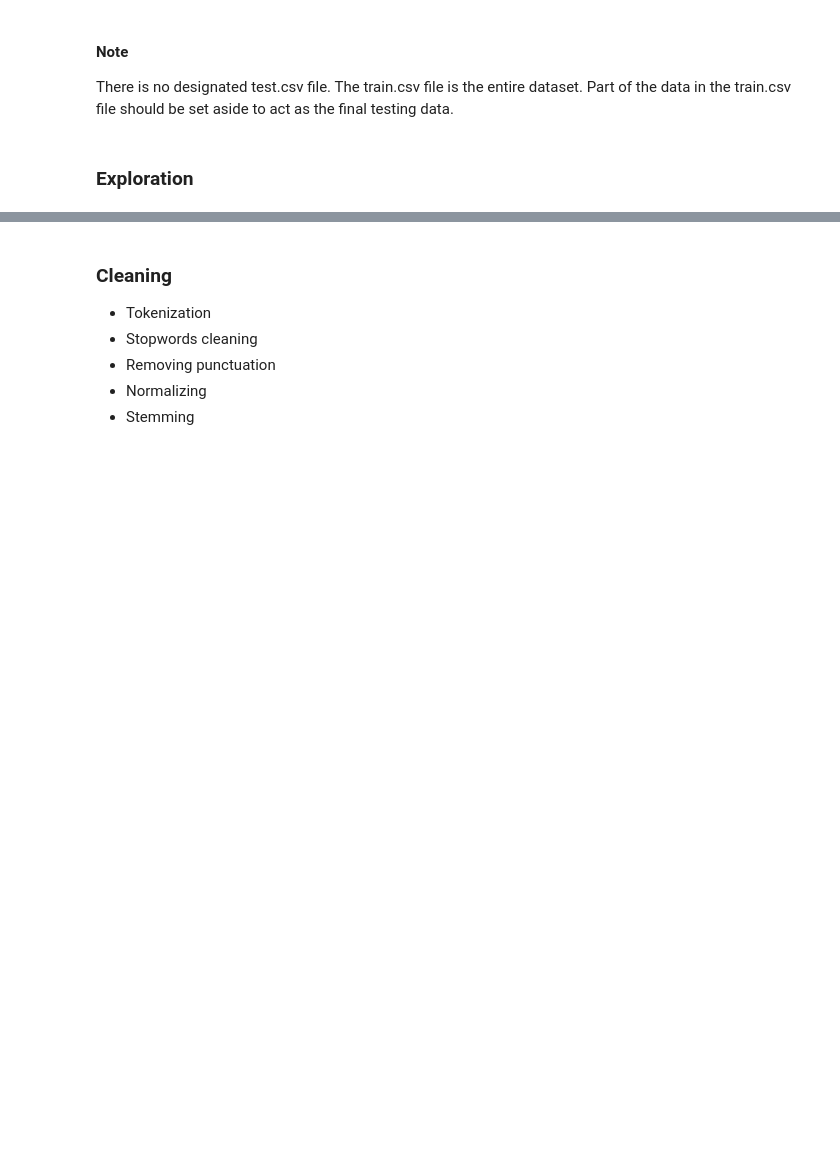
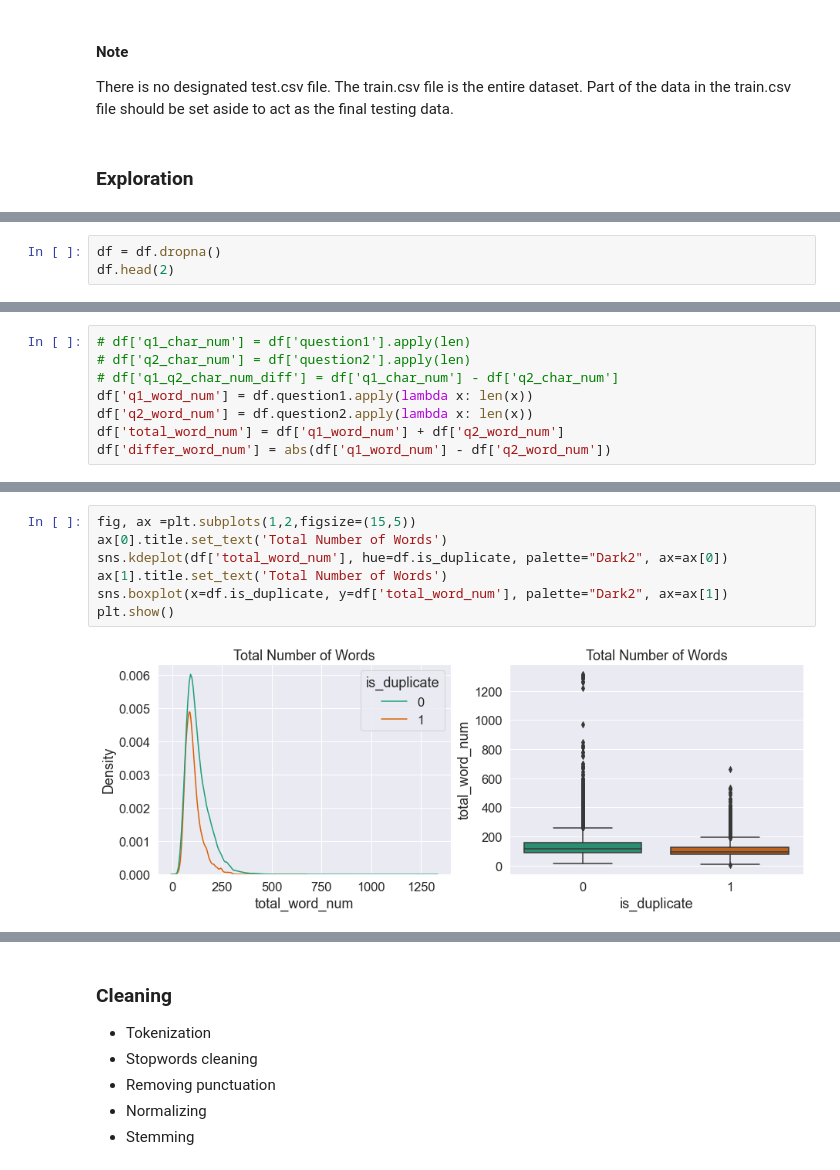
Before and after one commit to bennygodwin/mini-project-V, a Jupyter notebook: mini_project_V.ipynb, the cells around one changed output, grey strips where cells are left out. Saved outputs shown, nothing was run; the diff lists cells and outputs as text; blank space fills up the shorter version.

```diff
--- a/mini_project_V.ipynb
+++ b/mini_project_V.ipynb
@@ -26,0 +117,3 @@ There is no designated test.csv file. The train.csv file is the entire dataset.
+# %%
+df = df.dropna()
+df.head(2)
@@ -26,0 +128,8 @@ There is no designated test.csv file. The train.csv file is the entire dataset.
+# %%
+# df['q1_char_num'] = df['question1'].apply(len)
+# df['q2_char_num'] = df['question2'].apply(len)
+# df['q1_q2_char_num_diff'] = df['q1_char_num'] - df['q2_char_num']
+df['q1_word_num'] = df.question1.apply(lambda x: len(x))
+df['q2_word_num'] = df.question2.apply(lambda x: len(x))
+df['total_word_num'] = df['q1_word_num'] + df['q2_word_num']
+df['differ_word_num'] = abs(df['q1_word_num'] - df['q2_word_num'])
@@ -26,0 +142,9 @@ There is no designated test.csv file. The train.csv file is the entire dataset.
+# %%
+fig, ax =plt.subplots(1,2,figsize=(15,5))
+ax[0].title.set_text('Total Number of Words')
+sns.kdeplot(df['total_word_num'], hue=df.is_duplicate, palette="Dark2", ax=ax[0])
+ax[1].title.set_text('Total Number of Words')
+sns.boxplot(x=df.is_duplicate, y=df['total_word_num'], palette="Dark2", ax=ax[1])
+plt.show()
+# %% [output]
+[figure, added]
```
Also changed, not shown: parts of 43 cells of this notebook, 1 other file.
